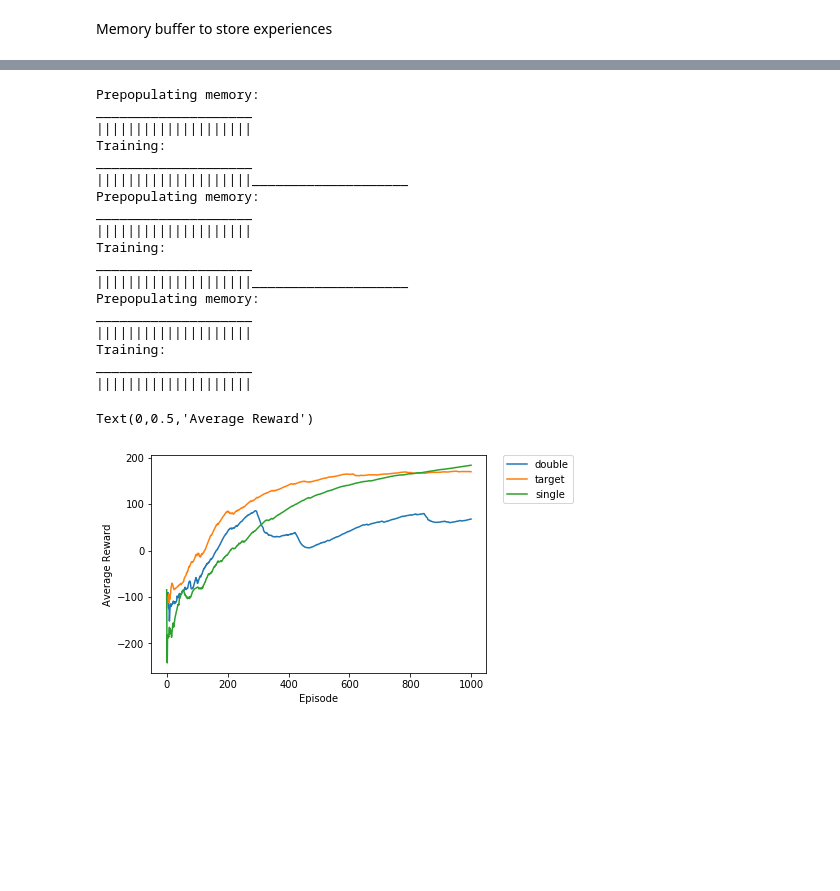
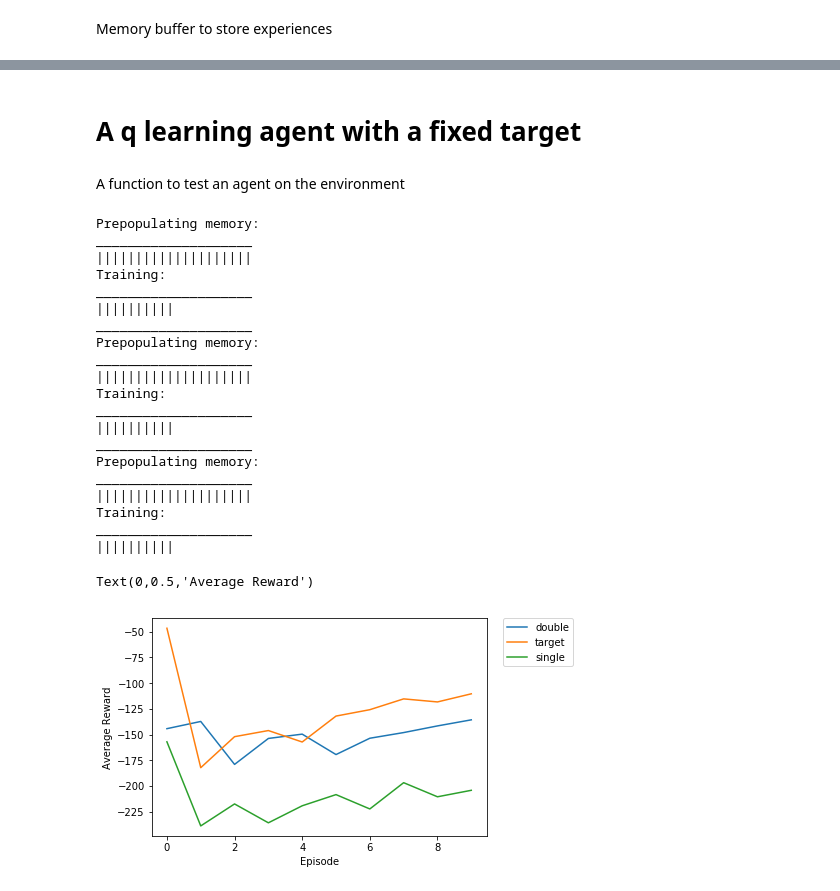
Before and after one commit to maxim5helopugin/Reinforcement-Learning, a Jupyter notebook: approximate_methods/DeepQLearning_lunar_lander.ipynb, the cells around one changed output, grey strips where cells are left out. Drawn from its saved outputs; the diff is of its cells as text; code cells hidden in the pictures; blank space fills up the shorter version.

Commit message:
improved q_learning

```diff
--- a/approximate_methods/DeepQLearning_lunar_lander.ipynb
+++ b/approximate_methods/DeepQLearning_lunar_lander.ipynb
@@ -11,7 +11,7 @@ from keras.utils import to_categorical
 
 import matplotlib.pyplot as plt
 
-max_epochs = 1000
+max_epochs = 20
 mem_size = 40000
 batch_size = 100
 blank = 20
@@ -88,3 +90,11 @@ class Agent_q_double():
         good_target = mask*target_q_vals[:, np.newaxis] + (1-mask)*bad_target
 
         estimee.fit(state, good_target, batch_size=batch_size, verbose = 0)
+
+    def save_model(self, epoch):
+        self.model_a.save_weights('models/double_weights_a' + str(epoch) + '.h5')
+        self.model_b.save_weights('models/double_weights_b' + str(epoch) + '.h5')
+
+    def load_model(self, epoch):
+        self.model_a.load_weights('models/double_weights_a' + str(epoch) + '.h5')
+        self.model_b.load_weights('models/double_weights_b' + str(epoch)+ '.h5')
@@ -119,6 +131,14 @@ class Agent_q():
         good_target = mask*target_q_vals[:, np.newaxis] + (1-mask)*bad_target
 
         self.model.fit(state, good_target, batch_size=batch_size, verbose = 0)
+
+    def save_model(self, epoch):
+        self.model.save_weights('models/simple_weights_m' + str(epoch) + '.h5')
+
+    def load_model(self, epoch):
+        self.model.load_weights('models/simple_weights_m' + str(epoch) + '.h5')
+# %% [markdown]
+# A q learning agent with a fixed target
 # %%
 class Agent_q_soft_target():
     def __init__(self, state_dim, action_dim):
@@ -163,6 +183,16 @@ class Agent_q_soft_target():
 
         self.model.fit(state, good_target, batch_size=batch_size, verbose = 0)
         self.soft_update()
+
+    def save_model(self, epoch):
+        self.model.save_weights('models/target_weights_m' + str(epoch) + '.h5')
+        self.target.save_weights('models/target_weights_t' + str(epoch)+ '.h5')
+
+    def load_model(self, epoch):
+        self.model.load_weights('models/target_weights_m' + str(epoch) + '.h5')
+        self.target.load_weights('models/target_weights_t' + str(epoch)+ '.h5')
+# %% [markdown]
+A function to test an agent on the environment
 # %%
 def playtest(env, agent):
     state = env.reset()
@@ -232,42 +262,47 @@ def test_run(env, agent, update=False):
 # %%
 agent_t = Agent_q_soft_target(env.observation_space.shape[0], env.action_space.n)
 rewards_target = test_run(env, agent_t, update=True)
+agent_t.save_model(10);
 
-print("____________________")
+print("\n____________________")
 
 agent_d = Agent_q(env.observation_space.shape[0], env.action_space.n)
 rewards_double = test_run(env, agent_d)
+agent_d.save_model(10);
 
-print("____________________")
+print("\n____________________")
 
 agent_s = Agent_q_double(env.observation_space.shape[0], env.action_space.n)
 rewards_single = test_run(env, agent_s)
+agent_s.save_model(10);
 
 plt.plot(rewards_double, label = "double")
 plt.plot(rewards_target, label = "target")
 plt.plot(rewards_single, label = "single")
 plt.legend(bbox_to_anchor=(1.05, 1), loc=2, borderaxespad=0.)
 
 plt.xlabel('Episode')
 plt.ylabel('Average Reward')
 # %% [output]
 Prepopulating memory:
 ____________________
 ||||||||||||||||||||
 Training:
 ____________________
-||||||||||||||||||||____________________
+||||||||||
+____________________
 Prepopulating memory:
 ____________________
 ||||||||||||||||||||
 Training:
 ____________________
-||||||||||||||||||||____________________
+||||||||||
+____________________
 Prepopulating memory:
 ____________________
 ||||||||||||||||||||
 Training:
 ____________________
-||||||||||||||||||||
+||||||||||
 Text(0,0.5,'Average Reward')
-[figure, old version]
+[figure, new version]
```
Also changed, not shown: parts of 4 cells of this notebook.
